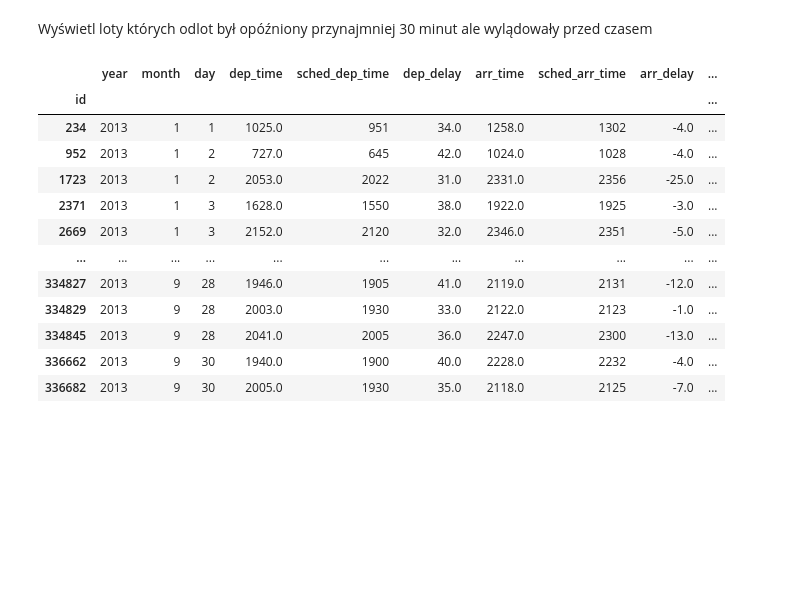
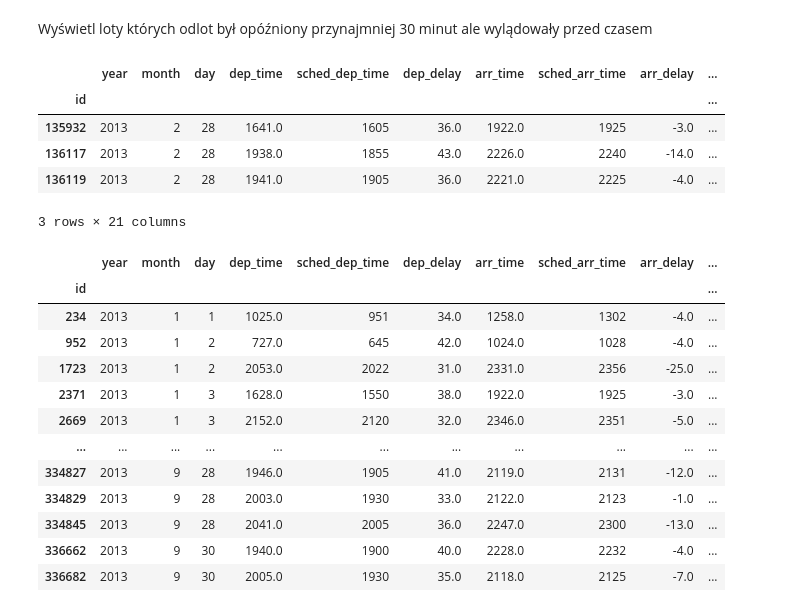
Before and after one commit to tuchacz/analiza, a Jupyter notebook: Zadania/02_pandas/02_pandas.ipynb, the cells around one changed output. Saved outputs shown, nothing was run; the diff lists cells and outputs as text; code cells hidden in the pictures; blank space fills up the shorter version.

```diff
--- a/Zadania/02_pandas/02_pandas.ipynb
+++ b/Zadania/02_pandas/02_pandas.ipynb
@@ -271,6 +470,15 @@ Wyświetl 5 lotów z największymi opóźnieniami odlotu
 5 rows × 21 columns
 # %% [markdown]
 Wyświetl loty których odlot był opóźniony przynajmniej 30 minut ale wylądowały przed czasem
+# %%
+df_flights[(df_flights['dep_delay'] > 30) & (df_flights['arr_delay'] < 0)]
+# %% [output]
+|  | year | month | day | dep_time | sched_dep_time | dep_delay | arr_time | sched_arr_time | arr_delay | ... |
+| id |  |  |  |  |  |  |  |  |  | ... |
+| 135932 | 2013 | 2 | 28 | 1641.0 | 1605 | 36.0 | 1922.0 | 1925 | -3.0 | ... |
+| 136117 | 2013 | 2 | 28 | 1938.0 | 1855 | 43.0 | 2226.0 | 2240 | -14.0 | ... |
+| 136119 | 2013 | 2 | 28 | 1941.0 | 1905 | 36.0 | 2221.0 | 2225 | -4.0 | ... |
+3 rows × 21 columns
 # %%
 ######################################################################################
 # %% [output]
```
Also changed, not shown: parts of 21 cells of this notebook, 7 other files.
